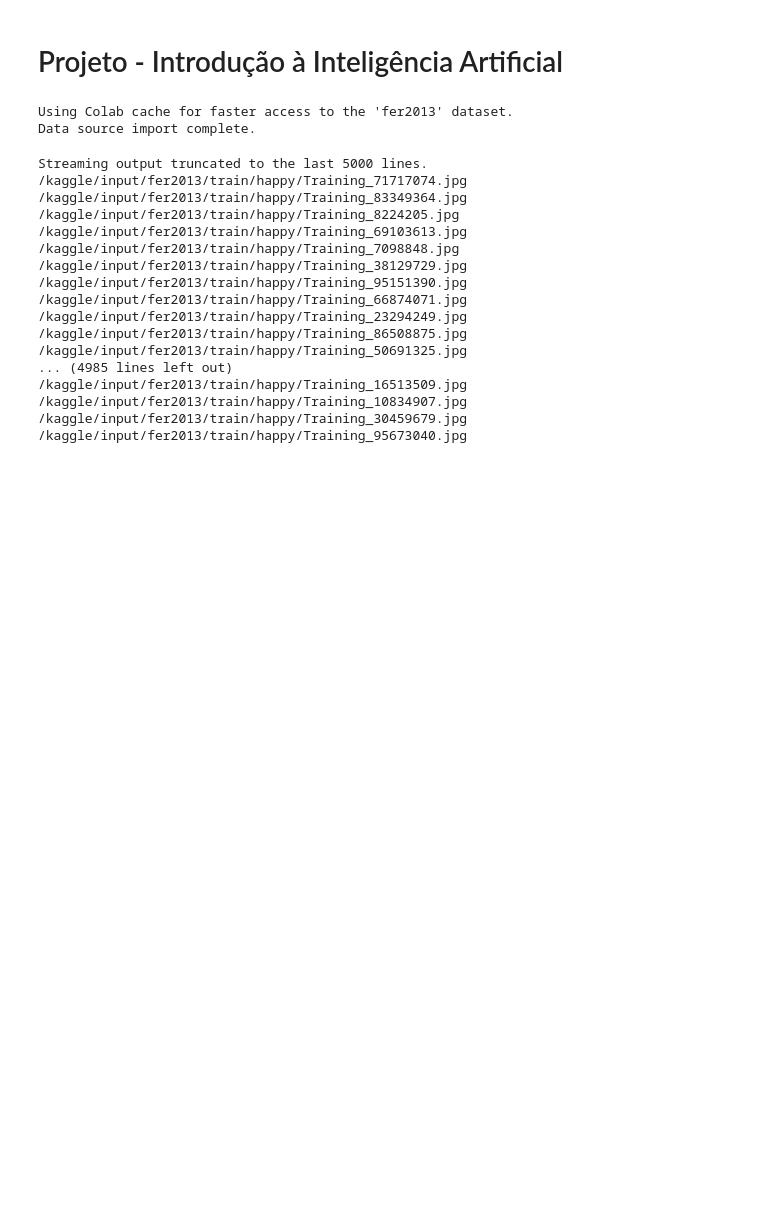
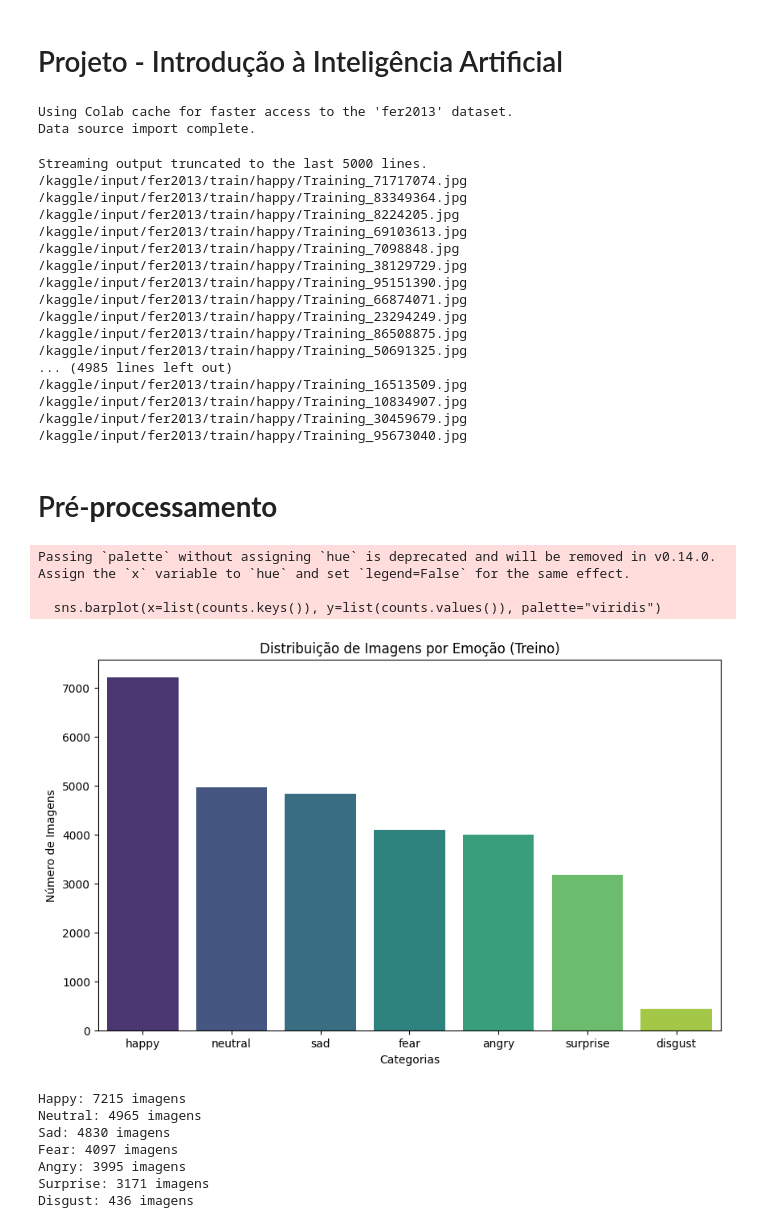
Before and after one commit to adrianegonaves/introduction-to-artificial-intelligence-project, a Jupyter notebook: introduction_to_artificial_intelligence_project.ipynb, the cells around one changed output. Cells and saved outputs as stored; diff of their text form; code cells hidden in the pictures; blank space fills up the shorter version.

```diff
--- a/introduction_to_artificial_intelligence_project.ipynb
+++ b/introduction_to_artificial_intelligence_project.ipynb
@@ -51,3 +51,49 @@ Streaming output truncated to the last 5000 lines.
 /kaggle/input/fer2013/train/happy/Training_10834907.jpg
 /kaggle/input/fer2013/train/happy/Training_30459679.jpg
 /kaggle/input/fer2013/train/happy/Training_95673040.jpg
+# %% [markdown]
+# Pré-**processamento**
+# %%
+import os
+import matplotlib.pyplot as plt
+import seaborn as sns
+
+# Defina o caminho para a pasta de treino (ajuste se o nome for diferente no seu ambiente)
+base_path = "/kaggle/input/fer2013/train/"
+
+# Dicionário para guardar as contagens
+counts = {}
+
+# Percorre cada subpasta (cada emoção)
+for emotion in os.listdir(base_path):
+    emotion_path = os.path.join(base_path, emotion)
+    if os.path.isdir(emotion_path):
+        # Conta quantos arquivos tem dentro da pasta daquela emoção
+        counts[emotion] = len(os.listdir(emotion_path))
+
+# Ordenar para o gráfico ficar mais bonito
+counts = dict(sorted(counts.items(), key=lambda item: item[1], reverse=True))
+
+# Criar o gráfico
+plt.figure(figsize=(10, 6))
+sns.barplot(x=list(counts.keys()), y=list(counts.values()), palette="viridis")
+plt.title("Distribuição de Imagens por Emoção (Treino)")
+plt.ylabel("Número de Imagens")
+plt.xlabel("Categorias")
+plt.show()
+
+# Imprimir os valores exatos
+for emotion, count in counts.items():
+    print(f"{emotion.capitalize()}: {count} imagens")
+# %% [output]
+Passing `palette` without assigning `hue` is deprecated and will be removed in v0.14.0. Assign the `x` variable to `hue` and set `legend=False` for the same effect.
+
+  sns.barplot(x=list(counts.keys()), y=list(counts.values()), palette="viridis")
+[figure, added]
+Happy: 7215 imagens
+Neutral: 4965 imagens
+Sad: 4830 imagens
+Fear: 4097 imagens
+Angry: 3995 imagens
+Surprise: 3171 imagens
+Disgust: 436 imagens
```
